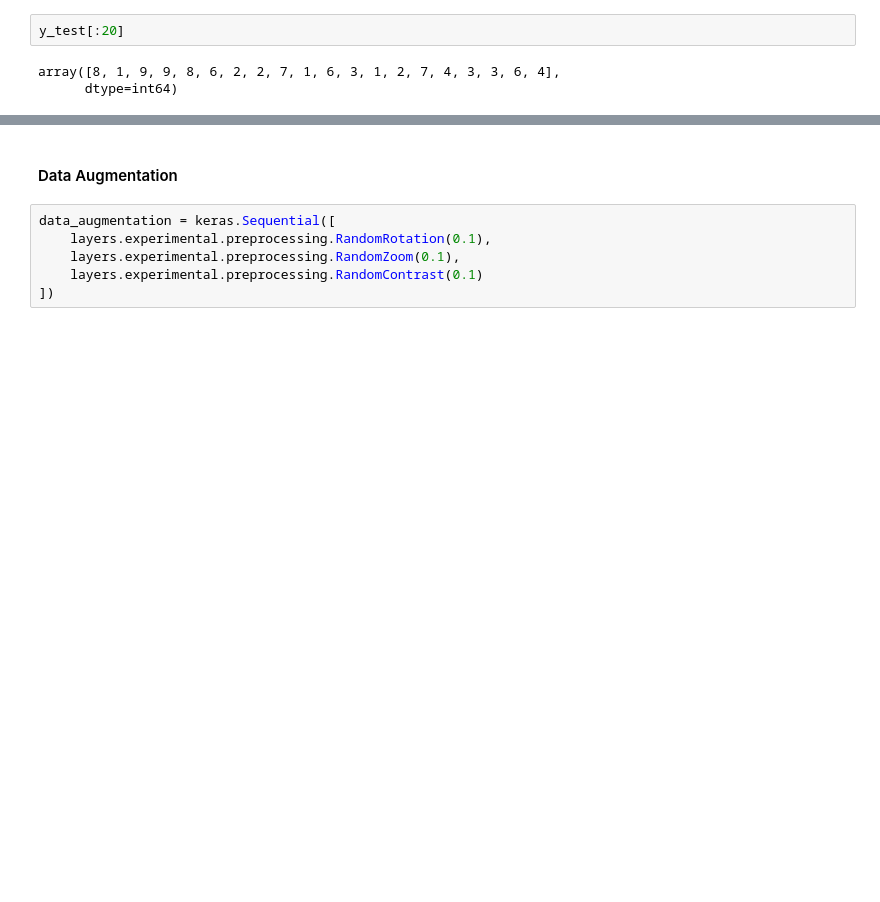
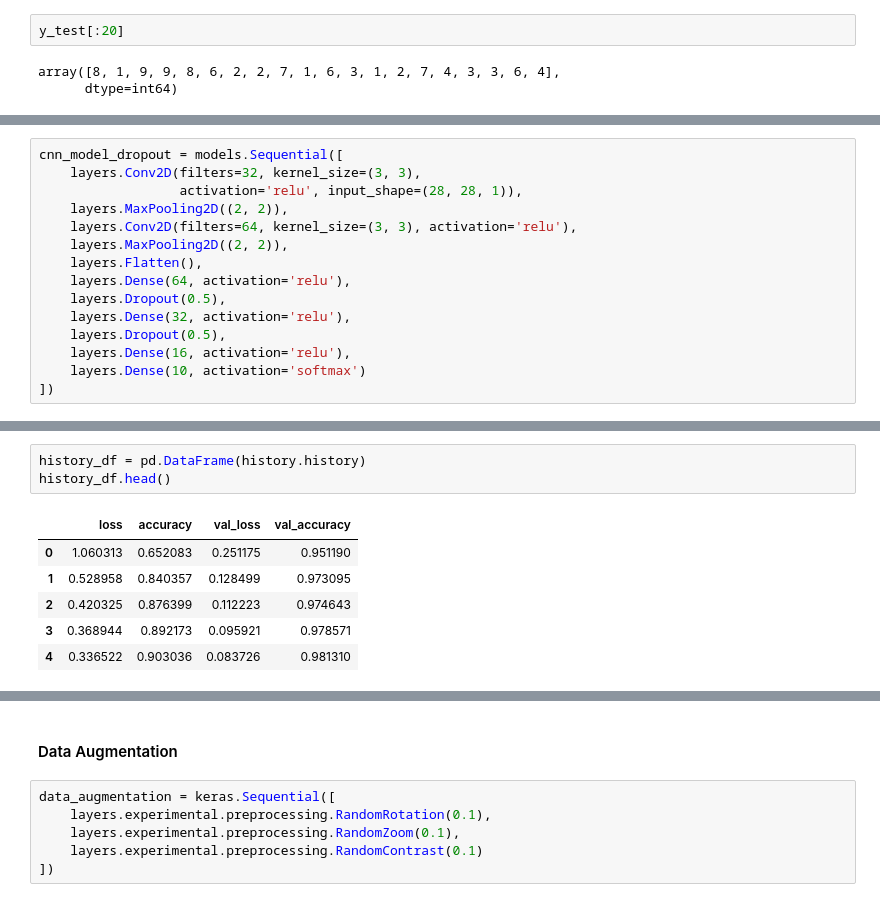
Before and after one commit to shivam6862/Digit-Recognizer, a Jupyter notebook: model/Digit-Recognizer.ipynb, the cells around one changed output, grey strips where cells are left out. Saved outputs shown, nothing was run; the diff lists cells and outputs as text; blank space fills up the shorter version.

```diff
--- a/model/Digit-Recognizer.ipynb
+++ b/model/Digit-Recognizer.ipynb
@@ -421,0 +483,15 @@ Text(58.222222222222214, 0.5, 'Truth')
+# %%
+cnn_model_dropout = models.Sequential([
+    layers.Conv2D(filters=32, kernel_size=(3, 3),
+                  activation='relu', input_shape=(28, 28, 1)),
+    layers.MaxPooling2D((2, 2)),
+    layers.Conv2D(filters=64, kernel_size=(3, 3), activation='relu'),
+    layers.MaxPooling2D((2, 2)),
+    layers.Flatten(),
+    layers.Dense(64, activation='relu'),
+    layers.Dropout(0.5),
+    layers.Dense(32, activation='relu'),
+    layers.Dropout(0.5),
+    layers.Dense(16, activation='relu'),
+    layers.Dense(10, activation='softmax')
+])
@@ -421,0 +525,10 @@ Text(58.222222222222214, 0.5, 'Truth')
+# %%
+history_df = pd.DataFrame(history.history)
+history_df.head()
+# %% [output]
+|  | loss | accuracy | val_loss | val_accuracy |
+| 0 | 1.060313 | 0.652083 | 0.251175 | 0.951190 |
+| 1 | 0.528958 | 0.840357 | 0.128499 | 0.973095 |
+| 2 | 0.420325 | 0.876399 | 0.112223 | 0.974643 |
+| 3 | 0.368944 | 0.892173 | 0.095921 | 0.978571 |
+| 4 | 0.336522 | 0.903036 | 0.083726 | 0.981310 |
```
Also changed, not shown: parts of 37 cells of this notebook.
